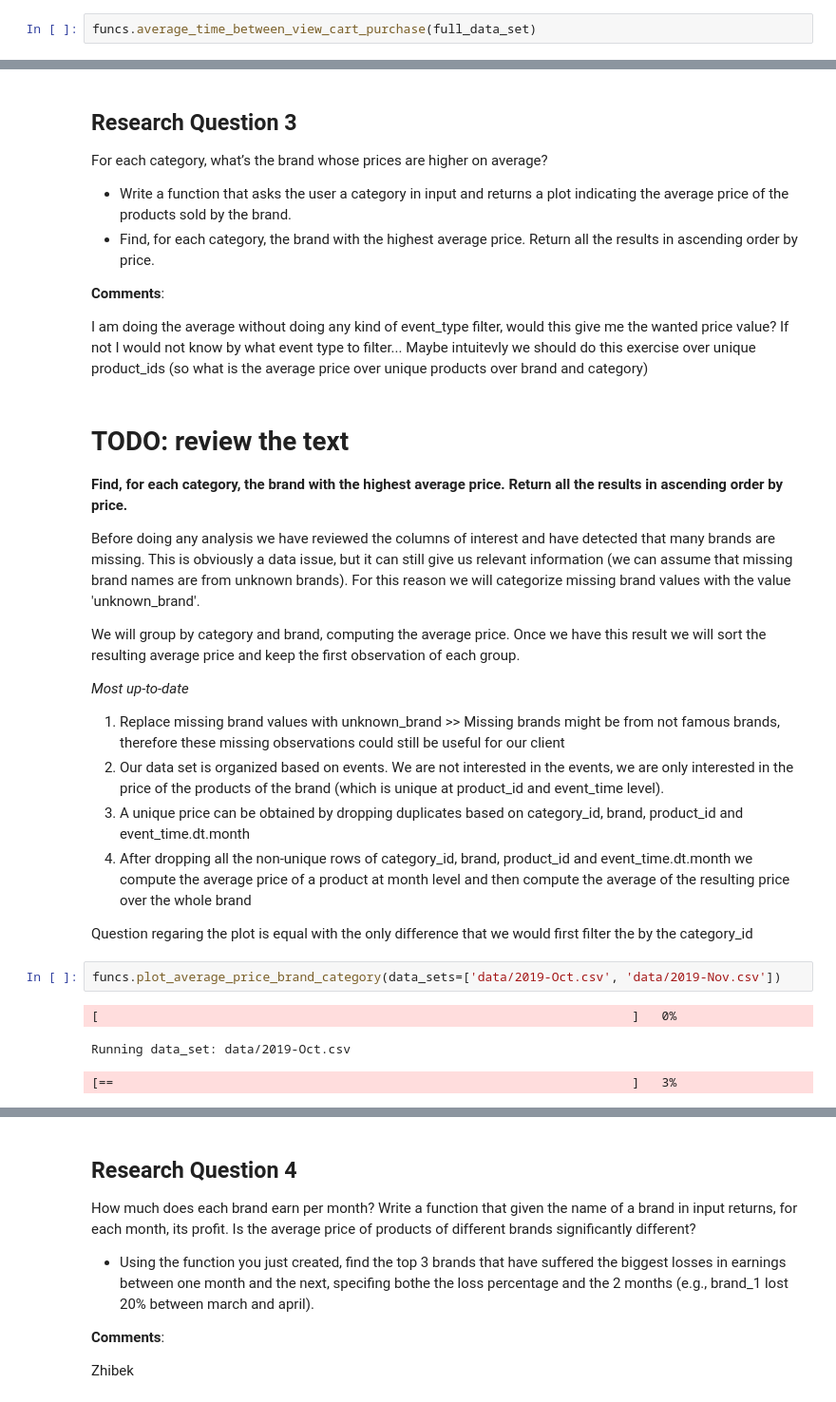
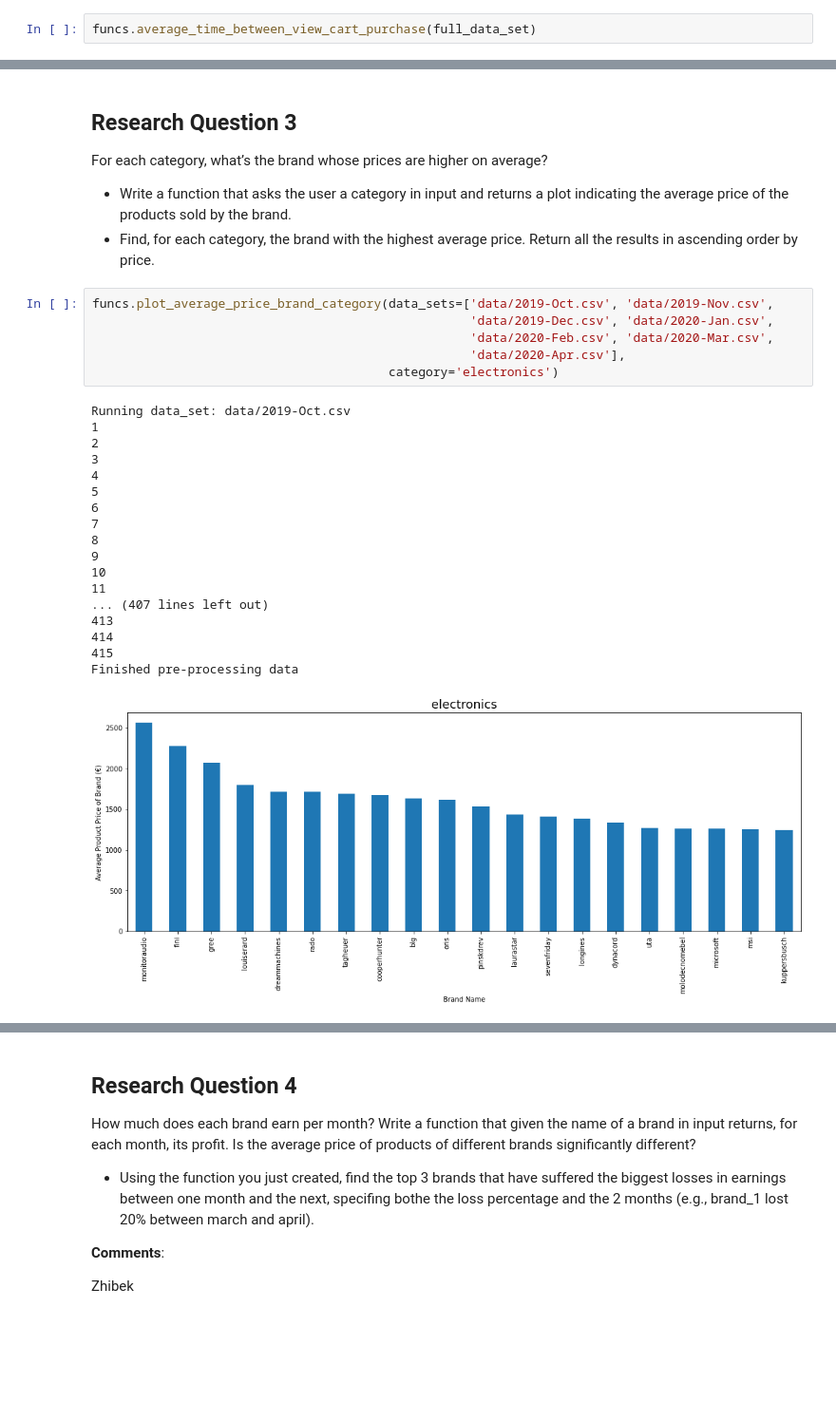
Before and after one commit to ADM-Homework-2/Homework_2, a Jupyter notebook: Main.ipynb, the cells around one changed output, grey strips where cells are left out. Shown: that part at 95% size. Saved outputs shown, nothing was run; the diff lists cells and outputs as text; blank space fills up the shorter version.

Commit message:
Comment questions 3, 6, 7. Finish 2, 4, 5 and run in jupyter notebook

```diff
--- a/Main.ipynb
+++ b/Main.ipynb
@@ -387,32 +218,29 @@ See the caveats in the documentation: https://pandas.pydata.org/pandas-docs/stab
 For each category, what’s the brand whose prices are higher on average?
 - Write a function that asks the user a category in input and returns a plot indicating the average price of the products sold by the brand.
 - Find, for each category, the brand with the highest average price. Return all the results in ascending order by price.
-
-
-**Comments**:
-
-I am doing the average without doing any kind of event_type filter, would this give me the wanted price value? If not I would not know by what event type to filter...
-Maybe intuitevly we should do this exercise over unique product_ids (so what is the average price over unique products over brand and category)
-# %% [markdown]
-# TODO: review the text
-
-**Find, for each category, the brand with the highest average price. Return all the results in ascending order by price.**
-
-Before doing any analysis we have reviewed the columns of interest and have detected that many brands are missing. This is obviously a data issue, but it can still give us relevant information (we can assume that missing brand names are from unknown brands). For this reason we will categorize missing brand values with the value 'unknown_brand'.
-
-We will group by category and brand, computing the average price. Once we have this result we will sort the resulting average price and keep the first observation of each group.
-
-*Most up-to-date*
-1. Replace missing brand values with unknown_brand >> Missing brands might be from not famous brands, therefore these missing observations could still be useful for our client
-2. Our data set is organized based on events. We are not interested in the events, we are only interested in the price of the products of the brand (which is unique at product_id and event_time level).
-3. A unique price can be obtained by dropping duplicates based on category_id, brand, product_id and event_time.dt.month
-4. After dropping all the non-unique rows of category_id, brand, product_id and event_time.dt.month we compute the average price of a product at month level and then compute the average of the resulting price over the whole brand
-
-Question regaring the plot is equal with the only difference that we would first filter the by the category_id
 # %%
-funcs.plot_average_price_brand_category(data_sets=['data/2019-Oct.csv', 'data/2019-Nov.csv'])
+funcs.plot_average_price_brand_category(data_sets=['data/2019-Oct.csv', 'data/2019-Nov.csv',
+                                                   'data/2019-Dec.csv', 'data/2020-Jan.csv',
+                                                   'data/2020-Feb.csv', 'data/2020-Mar.csv',
+                                                   'data/2020-Apr.csv'],
+                                        category='electronics')
 # %% [output]
-[                                                                        ]   0%
+Running data_set: data/2019-Oct.csv
+1
+2
+3
+4
+5
+6
+7
+8
+9
+10
+11
+... (407 lines left out)
+413
+414
+415
+Finished pre-processing data
-Running data_set: data/2019-Oct.csv
-[==                                                                      ]   3%
+[figure, added]
 # %%
```
Also changed, not shown: parts of 38 cells of this notebook, 1 other file.
